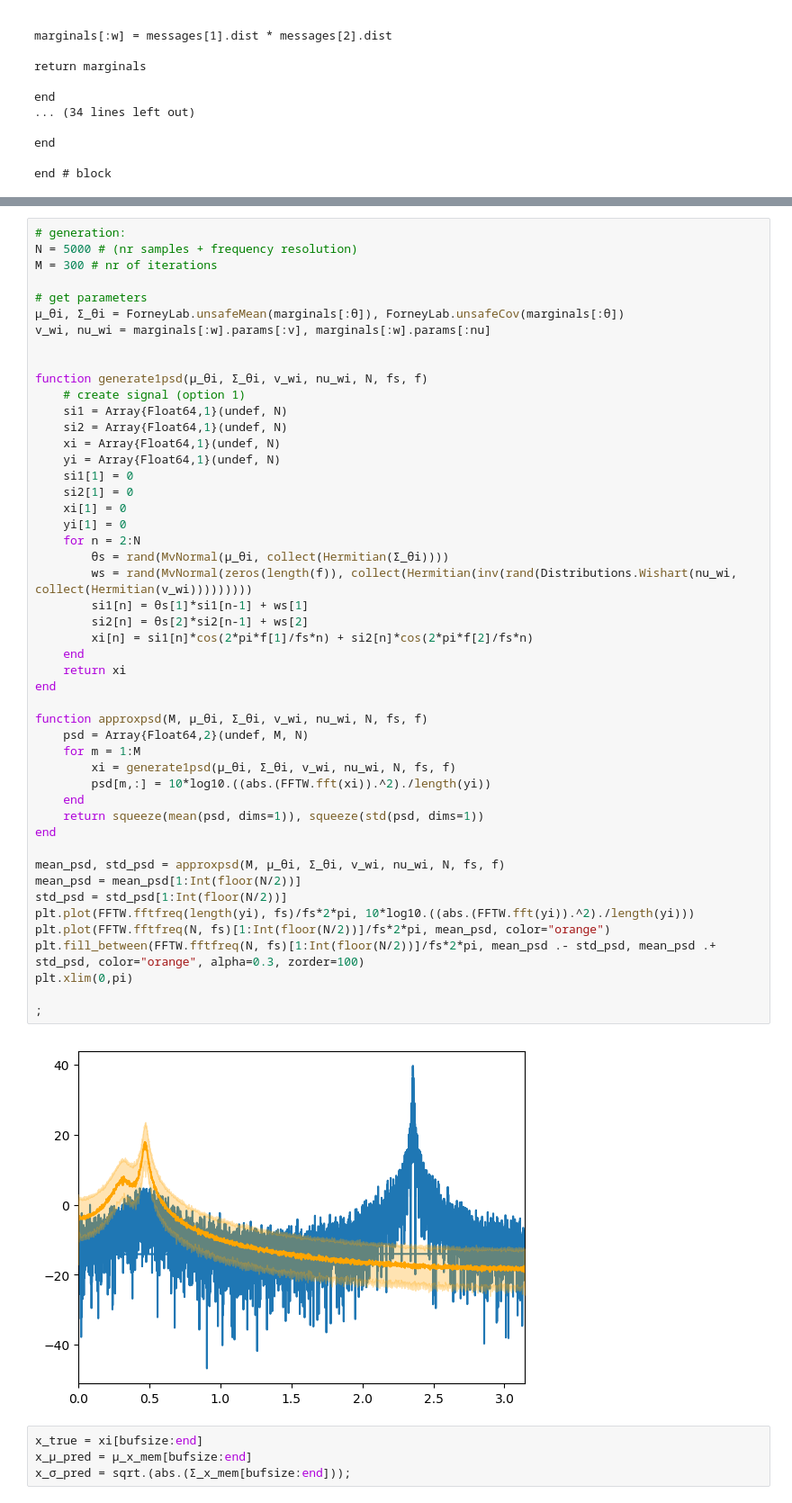
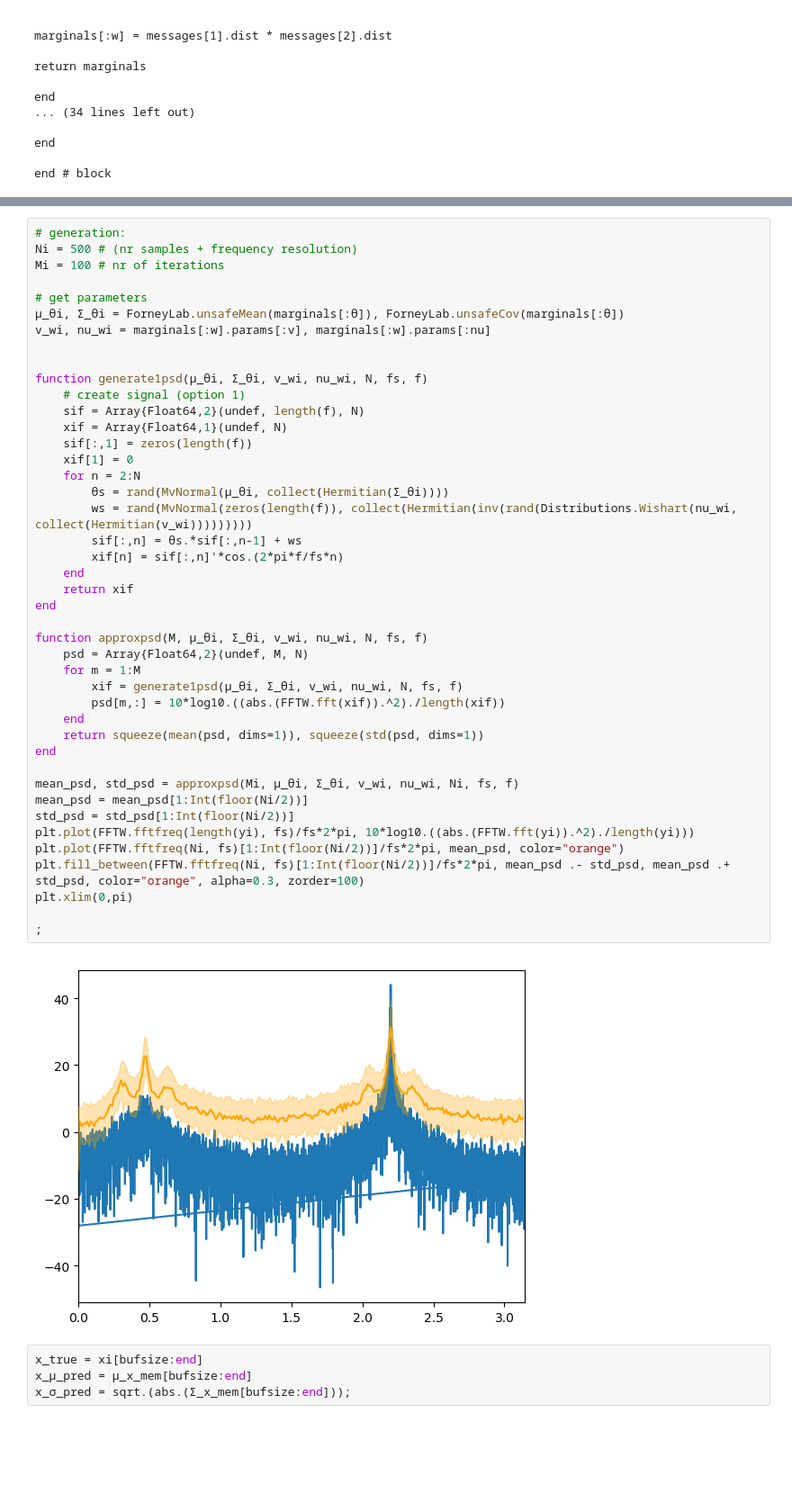
Before and after one commit to biaslab/SituatedSoundscaping, a Jupyter notebook: ARFB_modelling/ARFB_MV_test.ipynb, the cells around one changed output, grey strips where cells are left out. Shown at 90% size. Cells and saved outputs as stored; diff of their text form; blank space fills up the shorter version.

```diff
--- a/ARFB_modelling/ARFB_MV_test.ipynb
+++ b/ARFB_modelling/ARFB_MV_test.ipynb
@@ -345,53 +353,48 @@ ax[2].grid(), ax[2].legend(), ax[2].set_xlim(210,240)
 # %%
 # generation:
-N = 5000 # (nr samples + frequency resolution)
-M = 300 # nr of iterations
+Ni = 500 # (nr samples + frequency resolution)
+Mi = 100 # nr of iterations
 
 # get parameters
 μ_θi, Σ_θi = ForneyLab.unsafeMean(marginals[:θ]), ForneyLab.unsafeCov(marginals[:θ])
 v_wi, nu_wi = marginals[:w].params[:v], marginals[:w].params[:nu]
 
 
 function generate1psd(μ_θi, Σ_θi, v_wi, nu_wi, N, fs, f)
     # create signal (option 1)
-    si1 = Array{Float64,1}(undef, N)
-    si2 = Array{Float64,1}(undef, N)
-    xi = Array{Float64,1}(undef, N)
-    yi = Array{Float64,1}(undef, N)
-    si1[1] = 0
-    si2[1] = 0
-    xi[1] = 0
-    yi[1] = 0
+    sif = Array{Float64,2}(undef, length(f), N)
+    xif = Array{Float64,1}(undef, N)
+    sif[:,1] = zeros(length(f))
+    xif[1] = 0
     for n = 2:N
         θs = rand(MvNormal(μ_θi, collect(Hermitian(Σ_θi))))
         ws = rand(MvNormal(zeros(length(f)), collect(Hermitian(inv(rand(Distributions.Wishart(nu_wi, collect(Hermitian(v_wi)))))))))
-        si1[n] = θs[1]*si1[n-1] + ws[1]
-        si2[n] = θs[2]*si2[n-1] + ws[2]
-        xi[n] = si1[n]*cos(2*pi*f[1]/fs*n) + si2[n]*cos(2*pi*f[2]/fs*n)
+        sif[:,n] = θs.*sif[:,n-1] + ws
+        xif[n] = sif[:,n]'*cos.(2*pi*f/fs*n)
     end
-    return xi
+    return xif
 end
 
 function approxpsd(M, μ_θi, Σ_θi, v_wi, nu_wi, N, fs, f)
     psd = Array{Float64,2}(undef, M, N)
     for m = 1:M
-        xi = generate1psd(μ_θi, Σ_θi, v_wi, nu_wi, N, fs, f)
-        psd[m,:] = 10*log10.((abs.(FFTW.fft(xi)).^2)./length(yi))
+        xif = generate1psd(μ_θi, Σ_θi, v_wi, nu_wi, N, fs, f)
+        psd[m,:] = 10*log10.((abs.(FFTW.fft(xif)).^2)./length(xif))
     end
     return squeeze(mean(psd, dims=1)), squeeze(std(psd, dims=1))
 end
 
-mean_psd, std_psd = approxpsd(M, μ_θi, Σ_θi, v_wi, nu_wi, N, fs, f)
-mean_psd = mean_psd[1:Int(floor(N/2))]
-std_psd = std_psd[1:Int(floor(N/2))]
+mean_psd, std_psd = approxpsd(Mi, μ_θi, Σ_θi, v_wi, nu_wi, Ni, fs, f)
+mean_psd = mean_psd[1:Int(floor(Ni/2))]
+std_psd = std_psd[1:Int(floor(Ni/2))]
 plt.plot(FFTW.fftfreq(length(yi), fs)/fs*2*pi, 10*log10.((abs.(FFTW.fft(yi)).^2)./length(yi)))
-plt.plot(FFTW.fftfreq(N, fs)[1:Int(floor(N/2))]/fs*2*pi, mean_psd, color="orange")
-plt.fill_between(FFTW.fftfreq(N, fs)[1:Int(floor(N/2))]/fs*2*pi, mean_psd .- std_psd, mean_psd .+ std_psd, color="orange", alpha=0.3, zorder=100)
+plt.plot(FFTW.fftfreq(Ni, fs)[1:Int(floor(Ni/2))]/fs*2*pi, mean_psd, color="orange")
+plt.fill_between(FFTW.fftfreq(Ni, fs)[1:Int(floor(Ni/2))]/fs*2*pi, mean_psd .- std_psd, mean_psd .+ std_psd, color="orange", alpha=0.3, zorder=100)
 plt.xlim(0,pi)
 
 ;
 # %% [output]
-[figure, old version]
+[figure, new version]
 # %%
 x_true = xi[bufsize:end]
 x_μ_pred = μ_x_mem[bufsize:end]
```
Also changed, not shown: parts of 9 cells of this notebook.
